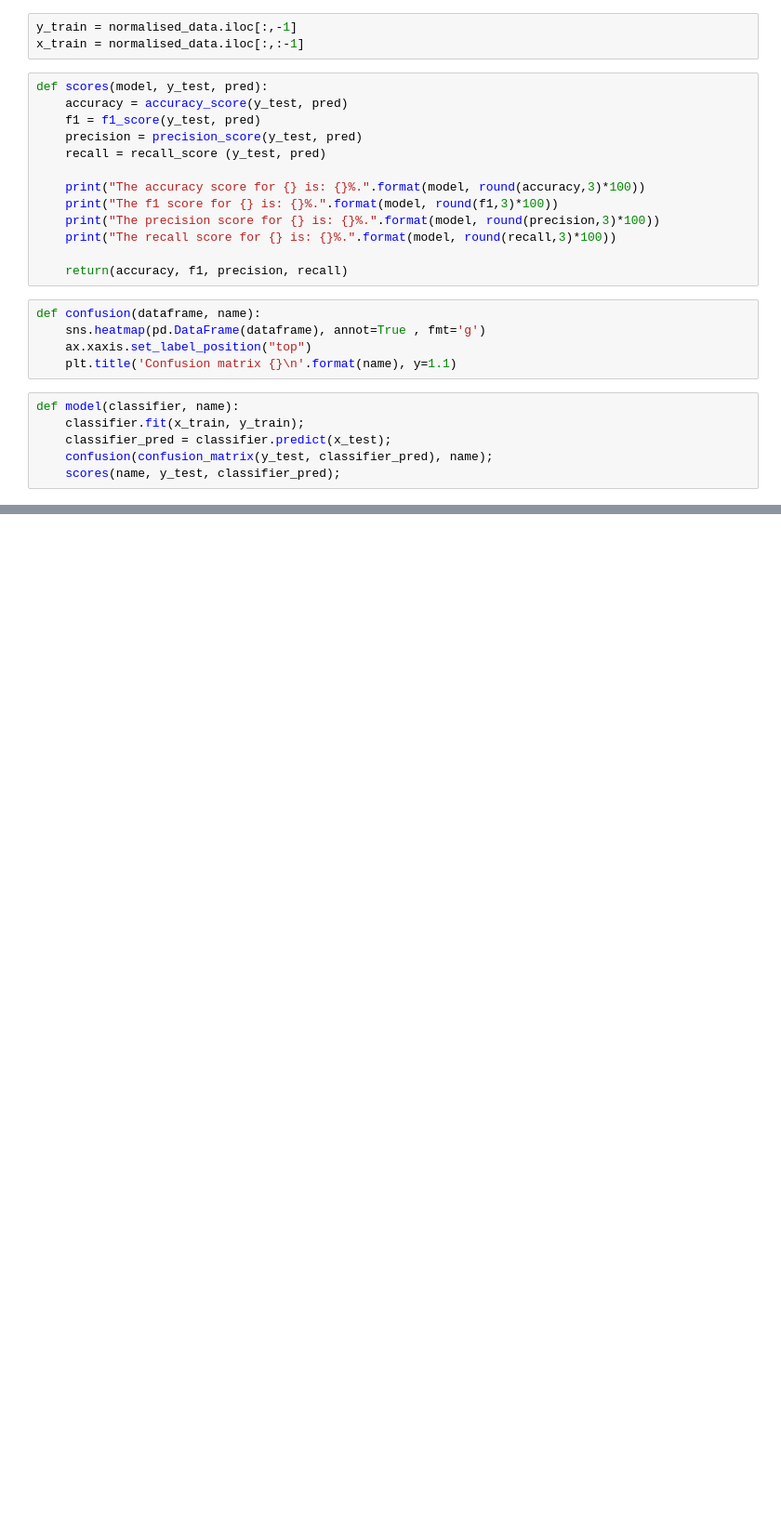
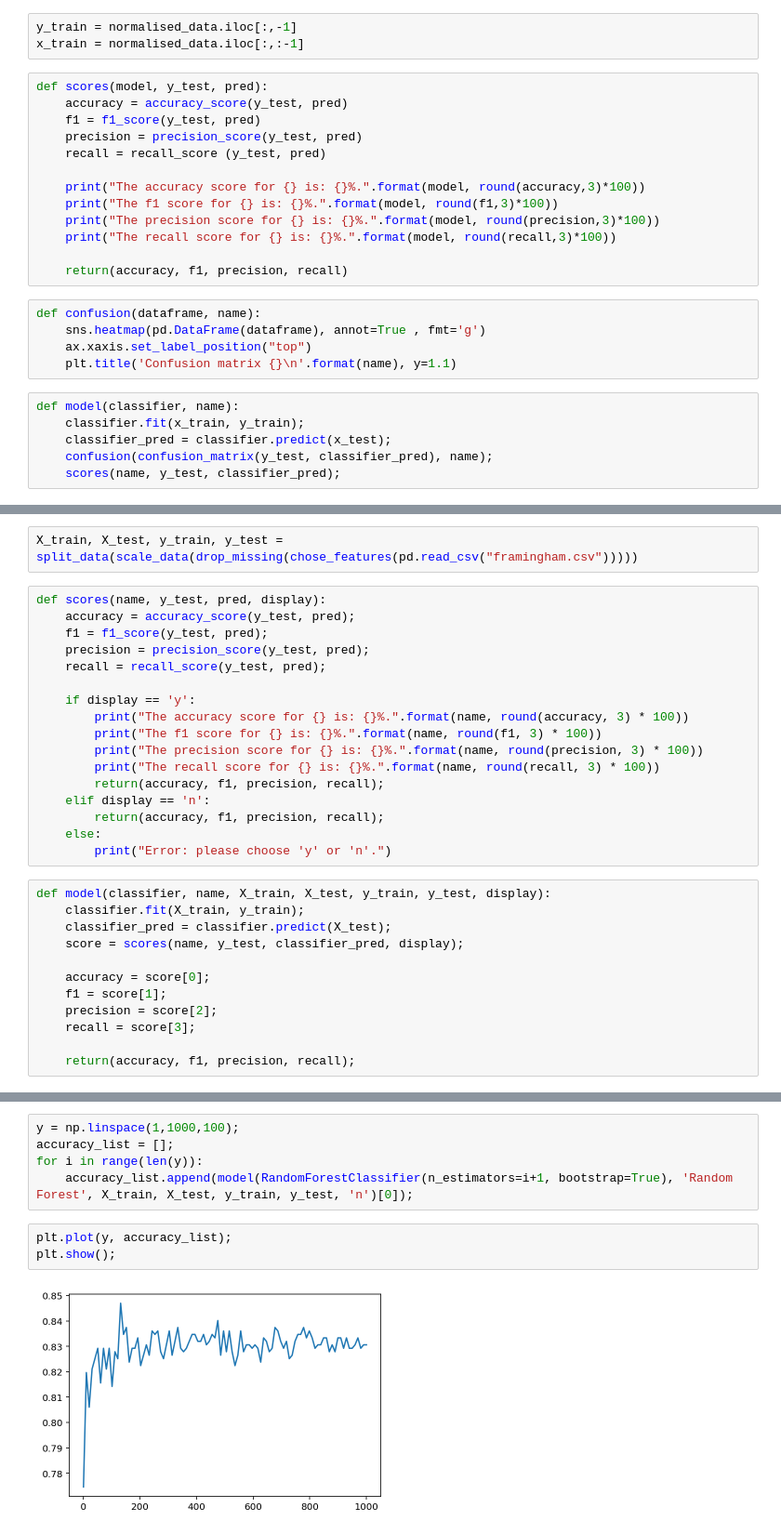
Before and after one commit to ljhowell/machine-learning_CHD, a Jupyter notebook: DT&RF.ipynb, the cells around one changed output, grey strips where cells are left out. Shown at 93% size. Saved outputs shown, nothing was run; the diff lists cells and outputs as text; blank space fills up the shorter version.

```diff
--- a/DT&RF.ipynb
+++ b/DT&RF.ipynb
@@ -428,0 +250,31 @@ The recall score for Random Forest is: 100.0%.
+# %%
+X_train, X_test, y_train, y_test = split_data(scale_data(drop_missing(chose_features(pd.read_csv("framingham.csv")))))
+# %%
+def scores(name, y_test, pred, display):
+    accuracy = accuracy_score(y_test, pred);
+    f1 = f1_score(y_test, pred);
+    precision = precision_score(y_test, pred);
+    recall = recall_score(y_test, pred);
+
+    if display == 'y':
+        print("The accuracy score for {} is: {}%.".format(name, round(accuracy, 3) * 100))
+        print("The f1 score for {} is: {}%.".format(name, round(f1, 3) * 100))
+        print("The precision score for {} is: {}%.".format(name, round(precision, 3) * 100))
+        print("The recall score for {} is: {}%.".format(name, round(recall, 3) * 100))
+        return(accuracy, f1, precision, recall);
+    elif display == 'n':
+        return(accuracy, f1, precision, recall);
+    else:
+        print("Error: please choose 'y' or 'n'.")
+# %%
+def model(classifier, name, X_train, X_test, y_train, y_test, display):
+    classifier.fit(X_train, y_train);
+    classifier_pred = classifier.predict(X_test);
+    score = scores(name, y_test, classifier_pred, display);
+
+    accuracy = score[0];
+    f1 = score[1];
+    precision = score[2];
+    recall = score[3];
+
+    return(accuracy, f1, precision, recall);
@@ -428,0 +295,10 @@ The recall score for Random Forest is: 100.0%.
+# %%
+y = np.linspace(1,1000,100);
+accuracy_list = [];
+for i in range(len(y)):
+    accuracy_list.append(model(RandomForestClassifier(n_estimators=i+1, bootstrap=True), 'Random Forest', X_train, X_test, y_train, y_test, 'n')[0]);
+# %%
+plt.plot(y, accuracy_list);
+plt.show();
+# %% [output]
+[figure, added]
```
Also changed, not shown: parts of 32 cells of this notebook, 4 other files.
